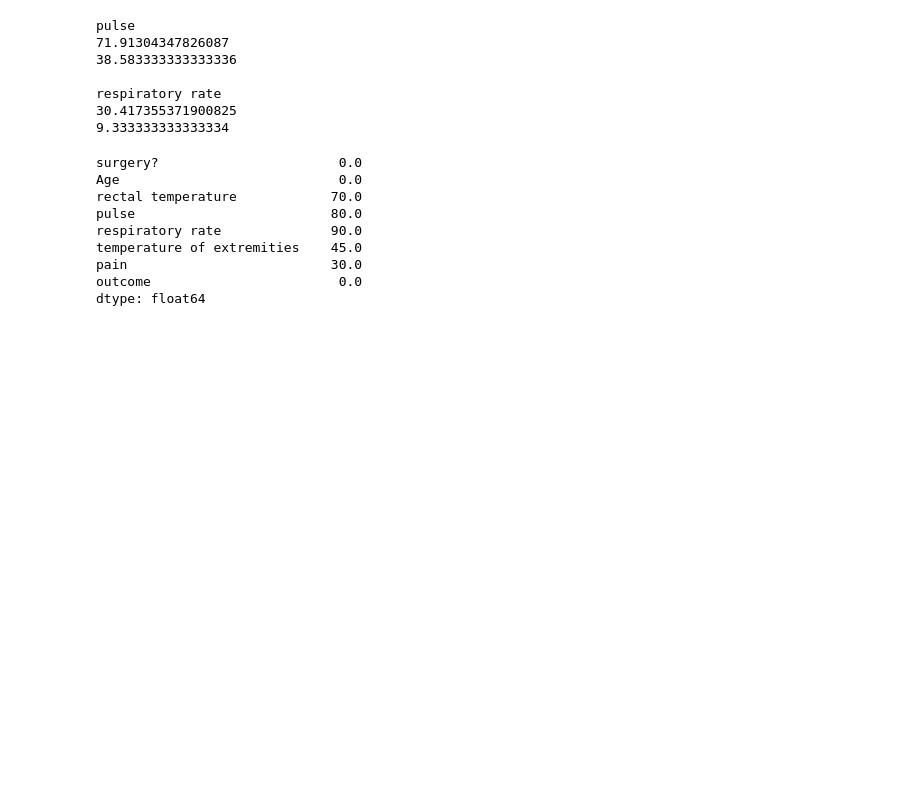
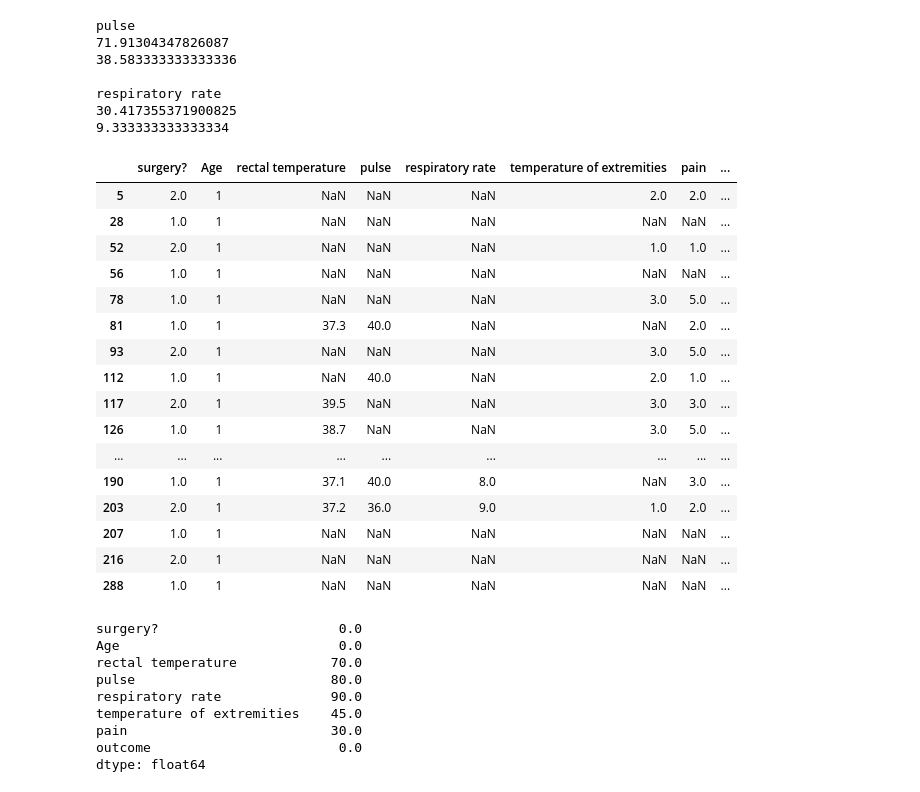
Before and after one commit to stefkong1982/-, a Jupyter notebook: Статистика в Python/Лекция Базовые понятия статистики/ДЗ_Кондратьев_STPY-48_к лекции Базовые понятия статистики.ipynb, the cells around one changed output. Saved outputs shown, nothing was run; the diff lists cells and outputs as text; code cells hidden in the pictures; blank space fills up the shorter version.

```diff
--- a/Статистика в Python/Лекция Базовые понятия статистики/ДЗ_Кондратьев_STPY-48_к лекции Базовые понятия статистики.ipynb
+++ b/Статистика в Python/Лекция Базовые понятия статистики/ДЗ_Кондратьев_STPY-48_к лекции Базовые понятия статистики.ipynb
@@ -109,8 +122,26 @@ respiratory rate
 30.417355371900825
 9.333333333333334
 # %%
-data = data.drop(data[(data['pulse'] < 30) | (data['pulse'] > 40)].index)
-data = data.drop(data[(data['respiratory rate'] < 8) | (data['respiratory rate'] > 10)].index)
-data = data.drop(data[(data['Age'] < 1) | (data['Age'] > 2)].index)
-data
+new_data = data.drop(data[(data['pulse'] < 30) | (data['pulse'] > 40)].index)
+new_data = new_data.drop(new_data[(new_data['respiratory rate'] < 8) | (new_data['respiratory rate'] > 10)].index)
+new_data = new_data.drop(new_data[(new_data['Age'] < 1) | (new_data['Age'] > 2)].index)
+new_data
+# %% [output]
+|  | surgery? | Age | rectal temperature | pulse | respiratory rate | temperature of extremities | pain | ... |
+| 5 | 2.0 | 1 | NaN | NaN | NaN | 2.0 | 2.0 | ... |
+| 28 | 1.0 | 1 | NaN | NaN | NaN | NaN | NaN | ... |
+| 52 | 2.0 | 1 | NaN | NaN | NaN | 1.0 | 1.0 | ... |
+| 56 | 1.0 | 1 | NaN | NaN | NaN | NaN | NaN | ... |
+| 78 | 1.0 | 1 | NaN | NaN | NaN | 3.0 | 5.0 | ... |
+| 81 | 1.0 | 1 | 37.3 | 40.0 | NaN | NaN | 2.0 | ... |
+| 93 | 2.0 | 1 | NaN | NaN | NaN | 3.0 | 5.0 | ... |
+| 112 | 1.0 | 1 | NaN | 40.0 | NaN | 2.0 | 1.0 | ... |
+| 117 | 2.0 | 1 | 39.5 | NaN | NaN | 3.0 | 3.0 | ... |
+| 126 | 1.0 | 1 | 38.7 | NaN | NaN | 3.0 | 5.0 | ... |
+| ... | ... | ... | ... | ... | ... | ... | ... | ... |
+| 190 | 1.0 | 1 | 37.1 | 40.0 | 8.0 | NaN | 3.0 | ... |
+| 203 | 2.0 | 1 | 37.2 | 36.0 | 9.0 | 1.0 | 2.0 | ... |
+| 207 | 1.0 | 1 | NaN | NaN | NaN | NaN | NaN | ... |
+| 216 | 2.0 | 1 | NaN | NaN | NaN | NaN | NaN | ... |
+| 288 | 1.0 | 1 | NaN | NaN | NaN | NaN | NaN | ... |
 # %%
```
Also changed, not shown: parts of 5 cells of this notebook.
